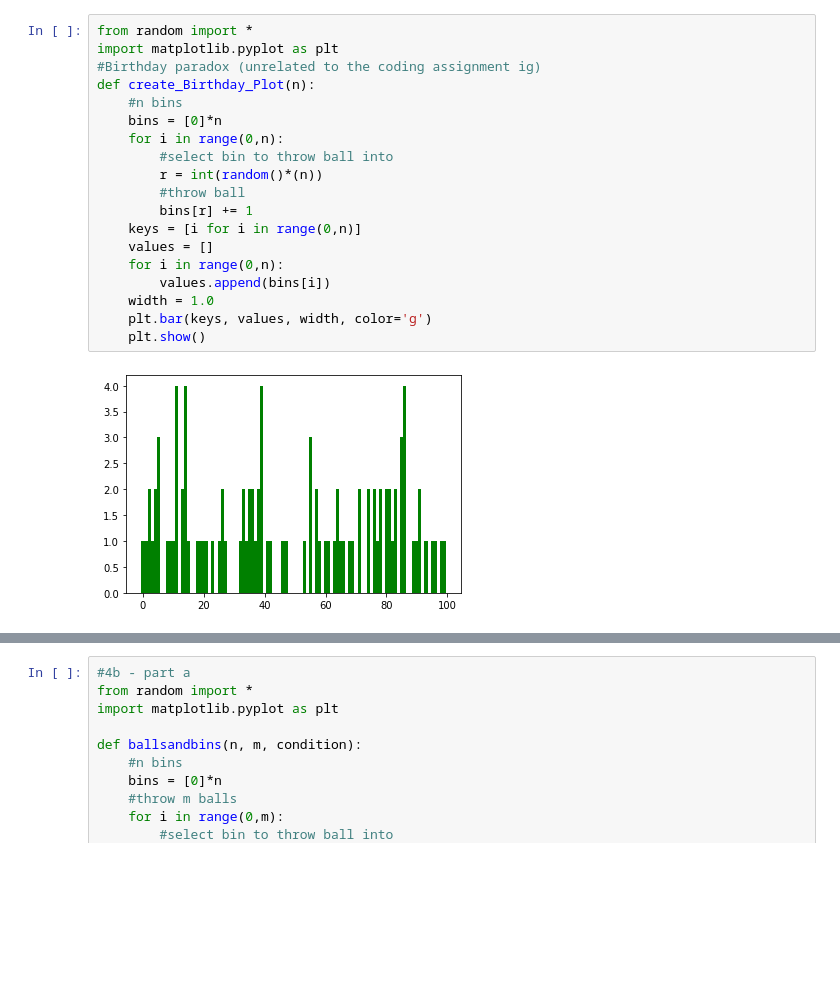
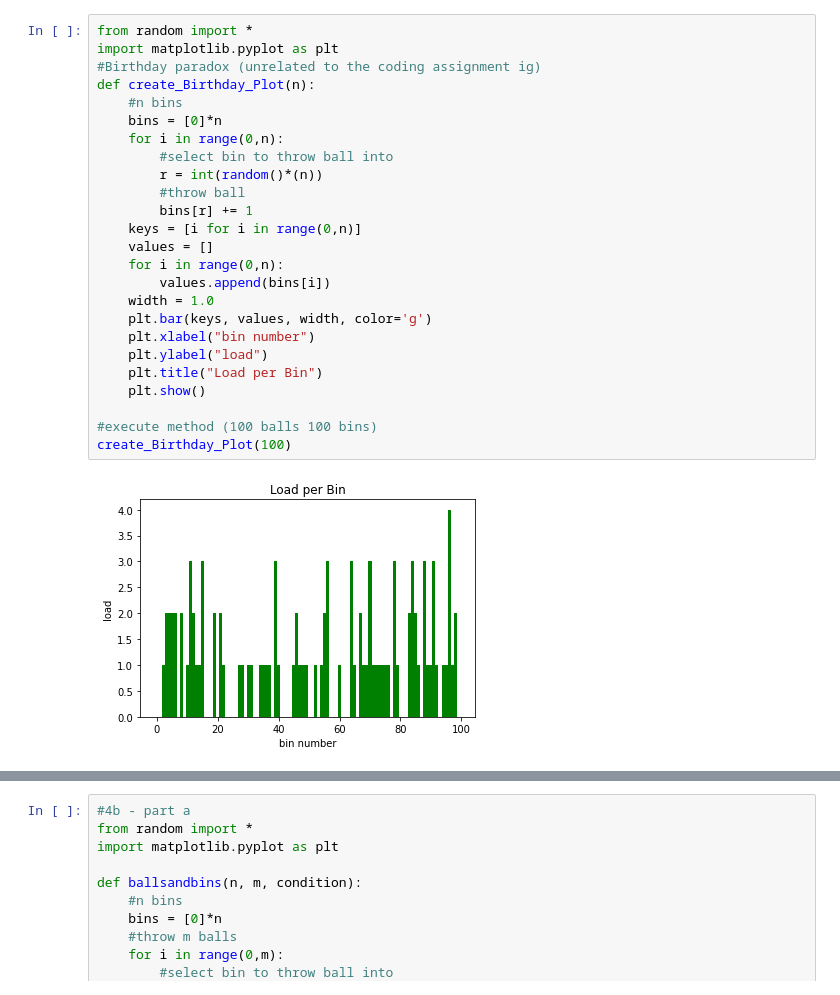
Before and after one commit to gokulsrin/randomized_algorithms, a Jupyter notebook: ballsandbins.ipynb, the cells around one changed output, grey strips where cells are left out. Drawn from its saved outputs; the diff is of its cells as text; blank space fills up the shorter version.

Commit message:
clarified some plots

```diff
--- a/ballsandbins.ipynb
+++ b/ballsandbins.ipynb
@@ -1,22 +1,28 @@
 # %%
 from random import *
 import matplotlib.pyplot as plt
 #Birthday paradox (unrelated to the coding assignment ig)
 def create_Birthday_Plot(n):
     #n bins
     bins = [0]*n
     for i in range(0,n):
         #select bin to throw ball into
         r = int(random()*(n))
         #throw ball
         bins[r] += 1
     keys = [i for i in range(0,n)]
     values = []
     for i in range(0,n):
         values.append(bins[i])
     width = 1.0
     plt.bar(keys, values, width, color='g')
+    plt.xlabel("bin number")
+    plt.ylabel("load")
+    plt.title("Load per Bin")
     plt.show()
+
+#execute method (100 balls 100 bins)
+create_Birthday_Plot(100)
 # %% [output]
-[figure, old version]
+[figure, new version]
 # %%
```
Also changed, not shown: parts of 1 cell of this notebook, 3 other files.
